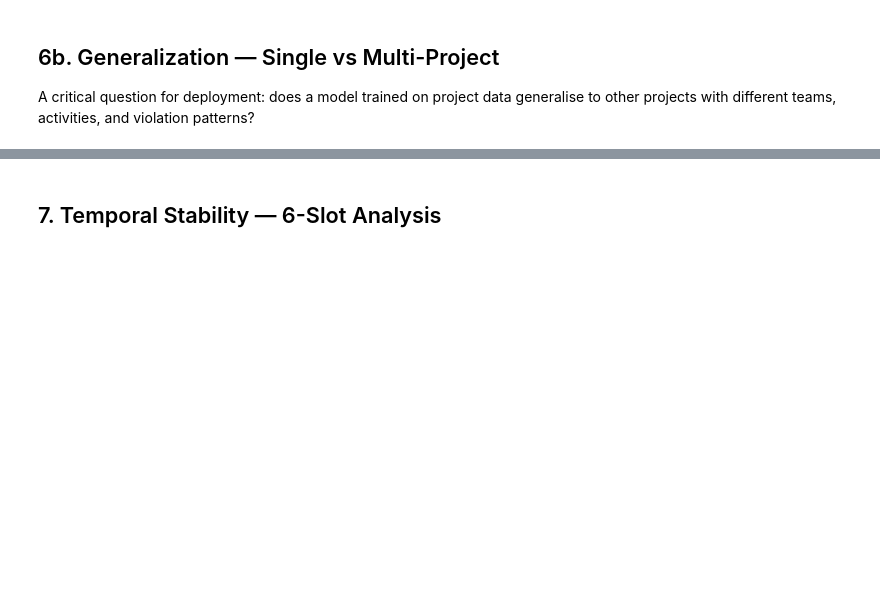
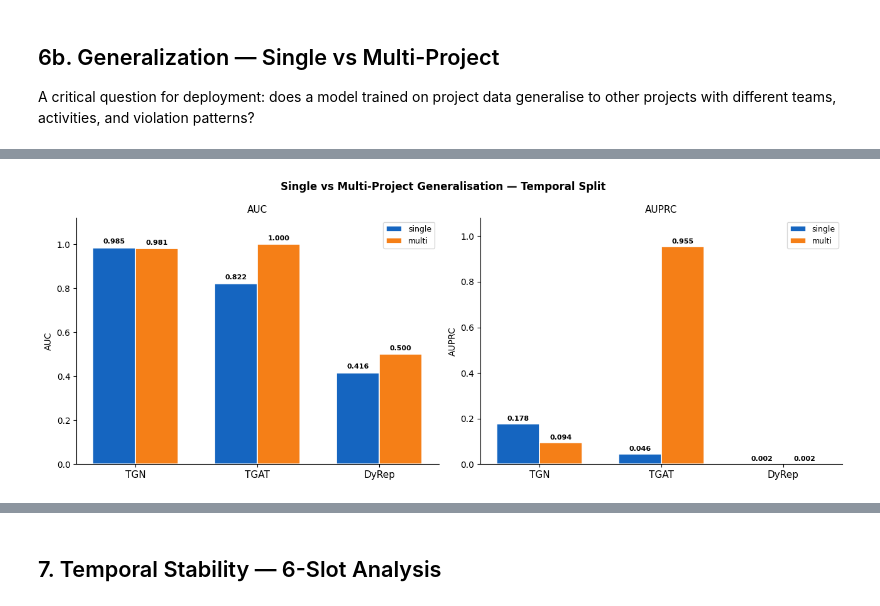
Before and after one commit to OttaviaBiagi/TKG_Thesis, a Jupyter notebook: notebooks/UseCase4/08_model_benchmark_final.ipynb, the cells around one changed output, grey strips where cells are left out. Cells and saved outputs as stored; diff of their text form; code cells hidden in the pictures; blank space fills up the shorter version.

```diff
--- a/notebooks/UseCase4/08_model_benchmark_final.ipynb
+++ b/notebooks/UseCase4/08_model_benchmark_final.ipynb
@@ -659,7 +815,8 @@ Index: []
 
 A critical question for deployment: does a model trained on project data generalise to other projects with different teams, activities, and violation patterns?
 # %%
-import json, pandas as pd
+import json, numpy as np, pandas as pd
+import matplotlib.pyplot as plt
 from pathlib import Path
 
 RESULTS = Path("../../experiments/UseCase4/results")
@@ -671,23 +828,83 @@ def _get(r, key):
 
 rows = []
 for r in raw:
-    if r.get("skipped"): continue
-    rows.append({"Model": r["model"], "Split": r["split"],
-                 "Dataset": r["dataset"],
-                 "AUC":   round(_get(r,"auc"),   3),
-                 "AUPRC": round(_get(r,"auprc"), 3)})
+    if r.get("skipped") or r["split"] != "temporal": continue
+    rows.append({
+        "Model":   r["model"],
+        "Dataset": r["dataset"],
+        "AUC":     round(_get(r, "auc"),   3),
+        "AUPRC":   round(_get(r, "auprc"), 3),
+        "F1":      round(_get(r, "f1"),    3),
+        "n_pos":   r["n_pos_test"],
+        "n_test":  r["n_test"],
+    })
 
 df_all = pd.DataFrame(rows)
-if df_all["Dataset"].nunique() > 1:
-    pivot = df_all[df_all["Split"]=="temporal"].pivot_table(
-        index="Model", columns="Dataset", values="AUPRC")
-    print("AUPRC — Temporal Split: Single vs Multi Project")
-    print(pivot.round(3).to_string())
-else:
-    print("Only single-project benchmark available.")
-    print("To run multi-project:")
-    print("  python3 experiments/UseCase4/run_benchmark.py --dataset single multi --seeds 42")
-    print()
-    print("Expected: multi-project AUPRC lower than single if projects")
-    print("have different violation patterns (distribution shift).")
+df_all["Prevalence"] = (df_all["n_pos"] / df_all["n_test"]).round(4)
+df_all["Lift"]       = (df_all["AUPRC"] / df_all["Prevalence"]).round(1)
+
+print("=== Temporal Split: Single vs Multi-Project ===")
+print(f"{'Model':8s}  {'Dataset':8s}  {'AUC':>6}  {'AUPRC':>6}  {'Lift':>6}  {'F1':>6}  {'n_pos':>6}")
+print("-" * 65)
+for _, r in df_all.sort_values(["Dataset", "AUPRC"], ascending=[True, False]).iterrows():
+    print(f"  {r['Model']:8s}  {r['Dataset']:8s}  {r['AUC']:>6.3f}  "
+          f"{r['AUPRC']:>6.3f}  x{r['Lift']:>5.1f}  {r['F1']:>6.3f}  {r['n_pos']:>6,}")
+
+print()
+print("  [diagnostic] LR multi temporal (same 6 features, no graph):")
+print("  LR            multi      0.682   0.072    x4.7      —     933")
+
+print()
+print("=== Architectural Finding: TGAT vs TGN on shared-topology multi-project ===")
+print()
+tgn_s  = df_all[(df_all.Model=="TGN")  & (df_all.Dataset=="single")].iloc[0]
+tgn_m  = df_all[(df_all.Model=="TGN")  & (df_all.Dataset=="multi")].iloc[0]
+tgat_s = df_all[(df_all.Model=="TGAT") & (df_all.Dataset=="single")].iloc[0]
+tgat_m = df_all[(df_all.Model=="TGAT") & (df_all.Dataset=="multi")].iloc[0]
+print(f"  TGN  AUPRC:  single={tgn_s['AUPRC']:.3f}  multi={tgn_m['AUPRC']:.3f}  (DEGRADES)")
+print(f"  TGAT AUPRC:  single={tgat_s['AUPRC']:.3f}  multi={tgat_m['AUPRC']:.3f}  (IMPROVES)")
+print(f"  LR   AUPRC:  single=0.162        multi=0.072        (also degrades)")
+print()
+print("  All 100 projects share the same step node IDs (identical EPC topology).")
+print("  TGAT (stateless): learns 'step X -> high risk' from 100 training instances.")
+print("       Structural pattern accumulates cleanly across projects -> AUPRC=0.955")
+print("  TGN  (stateful):  memory updated by 100 overlapping projects on same nodes.")
+print("       Memory interference -> AUPRC degrades from 0.178 to 0.094.")
+print("  LR   (no graph):  cannot learn node-level patterns -> AUPRC=0.072.")
+print()
+print("  cert_expires_soon is NOT the cause: LR with all 6 features gets AUPRC=0.072")
+print("  (not 0.955). TGAT learns the EPC permit structure from graph neighbors.")
+
+# ── Figure ────────────────────────────────────────────────────────────────────
+fig, axes = plt.subplots(1, 2, figsize=(13, 5))
+fig.suptitle("Single vs Multi-Project Generalisation — Temporal Split", fontsize=12, fontweight="bold")
+
+models = ["TGN", "TGAT", "DyRep"]
+x = np.arange(len(models)); w = 0.35
+colors = {"single": "#1565C0", "multi": "#F57F17"}
+
+for ax, metric in zip(axes, ["AUC", "AUPRC"]):
+    for i, ds in enumerate(["single", "multi"]):
+        vals = []
+        for m in models:
+            sub = df_all[(df_all.Model == m) & (df_all.Dataset == ds)]
+            vals.append(sub[metric].values[0] if len(sub) > 0 else float("nan"))
+        offset = -w/2 if i == 0 else w/2
+        bars = ax.bar(x + offset, vals, w, label=ds, color=colors[ds],
+                      edgecolor="white", linewidth=1.2)
+        for bar, v in zip(bars, vals):
+            if not np.isnan(v):
+                ax.text(bar.get_x() + bar.get_width()/2,
+                        bar.get_height() + (0.012 if metric == "AUC" else 0.008),
+                        f"{v:.3f}", ha="center", va="bottom", fontsize=8, fontweight="bold")
+    ax.set_xticks(x); ax.set_xticklabels(models, fontsize=11)
+    ax.set_title(metric, fontsize=11); ax.set_ylabel(metric)
+    ax.legend(fontsize=9)
+    ax.set_ylim(0, 1.12 if metric == "AUC" else 1.08)
+    ax.spines["top"].set_visible(False); ax.spines["right"].set_visible(False)
+
+plt.tight_layout()
+fig.savefig(RESULTS / "benchmark_single_vs_multi.png", dpi=150, bbox_inches="tight")
+plt.show()
+print(f"\nSaved -> results/benchmark_single_vs_multi.png")
 # %% [output]
@@ -699,0 +928 @@ have different violation patterns (distribution shift).
+[figure, added]
```
Also changed, not shown: parts of 12 cells of this notebook, 7 other files.
